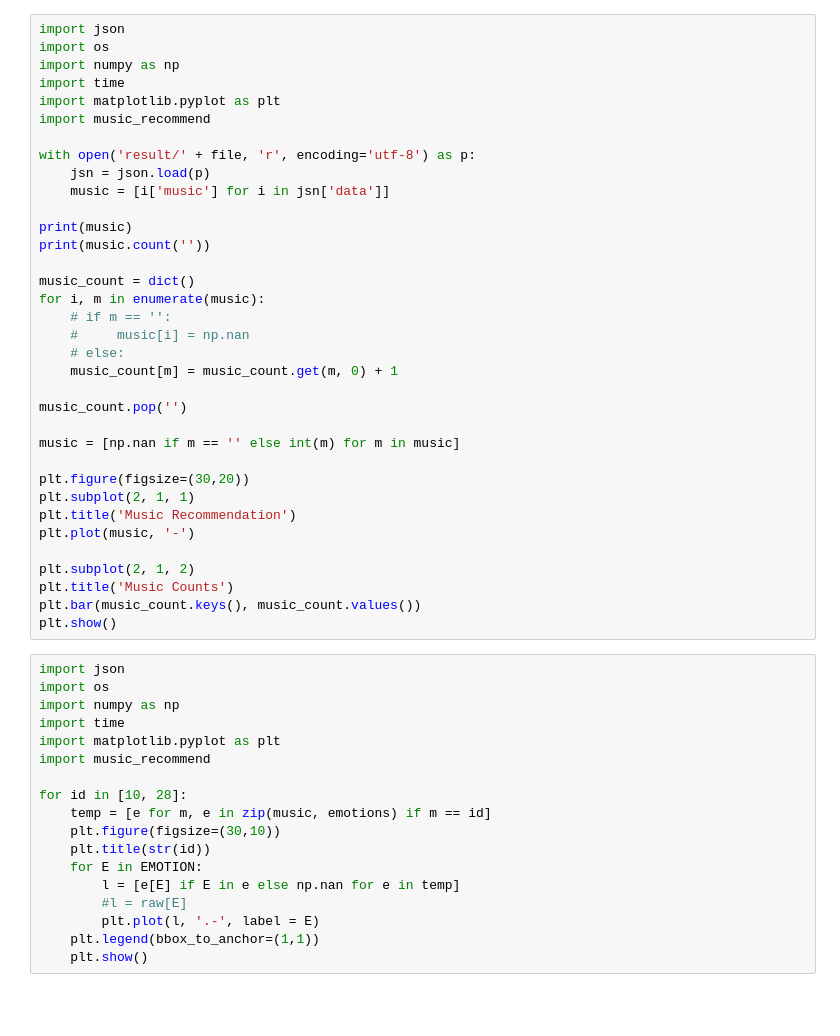
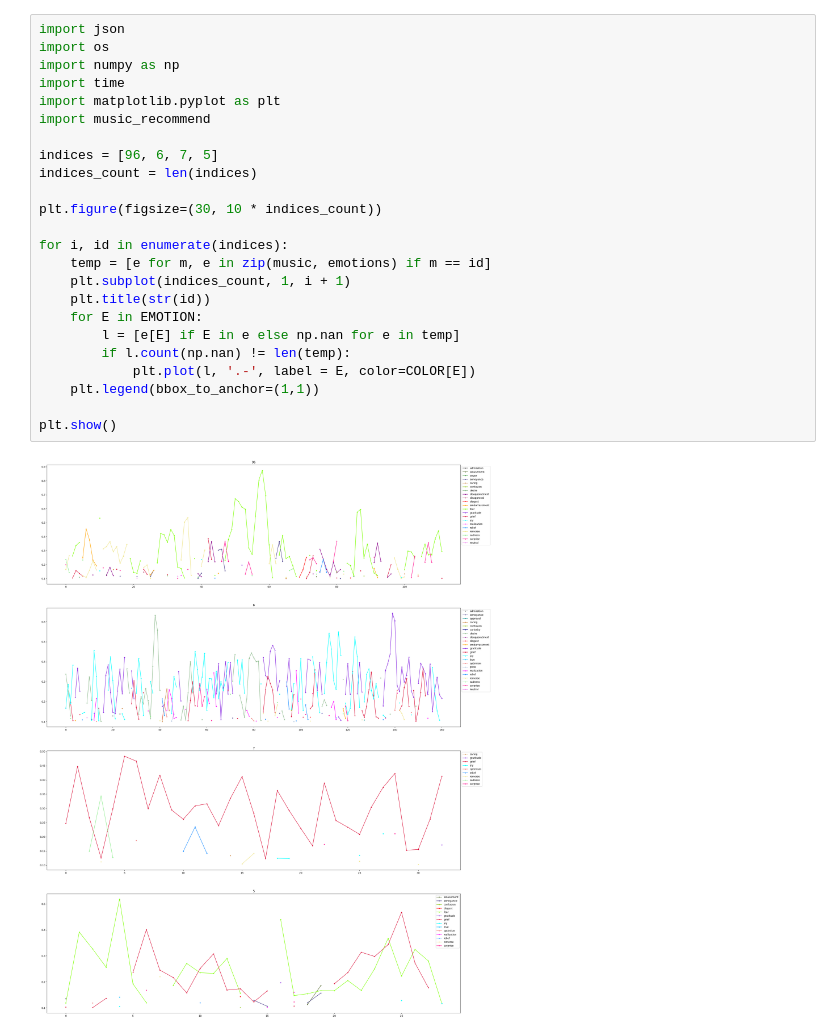
Before and after one commit to shakespeare-flutter/shakespeare-server, a Jupyter notebook: tester.ipynb, the cells around one changed output. Drawn from its saved outputs; the diff is of its cells as text; blank space fills up the shorter version.

```diff
--- a/tester.ipynb
+++ b/tester.ipynb
@@ -60,53 +78,26 @@ plt.show()
-# %%
-import json
-import os
-import numpy as np
-import time
-import matplotlib.pyplot as plt
-import music_recommend
-
-with open('result/' + file, 'r', encoding='utf-8') as p:
-    jsn = json.load(p)
-    music = [i['music'] for i in jsn['data']]
-
-print(music)
-print(music.count(''))
-
-music_count = dict()
-for i, m in enumerate(music):
-    # if m == '':
-    #     music[i] = np.nan
-    # else:
-    music_count[m] = music_count.get(m, 0) + 1
-
-music_count.pop('')
-
-music = [np.nan if m == '' else int(m) for m in music]
-
-plt.figure(figsize=(30,20))
-plt.subplot(2, 1, 1)
-plt.title('Music Recommendation')
-plt.plot(music, '-')
-
-plt.subplot(2, 1, 2)
-plt.title('Music Counts')
-plt.bar(music_count.keys(), music_count.values())
-plt.show()
 # %%
 import json
 import os
 import numpy as np
 import time
 import matplotlib.pyplot as plt
 import music_recommend
 
-for id in [10, 28]:
+indices = [96, 6, 7, 5]
+indices_count = len(indices)
+
+plt.figure(figsize=(30, 10 * indices_count))
+
+for i, id in enumerate(indices):
     temp = [e for m, e in zip(music, emotions) if m == id]
-    plt.figure(figsize=(30,10))
+    plt.subplot(indices_count, 1, i + 1)
     plt.title(str(id))
     for E in EMOTION:
         l = [e[E] if E in e else np.nan for e in temp]
-        #l = raw[E]
-        plt.plot(l, '.-', label = E)
+        if l.count(np.nan) != len(temp):
+            plt.plot(l, '.-', label = E, color=COLOR[E])
     plt.legend(bbox_to_anchor=(1,1))
-    plt.show()
+
+plt.show()
+# %% [output]
+[figure, added]
```
Also changed, not shown: parts of 4 cells of this notebook, 20 other files.
